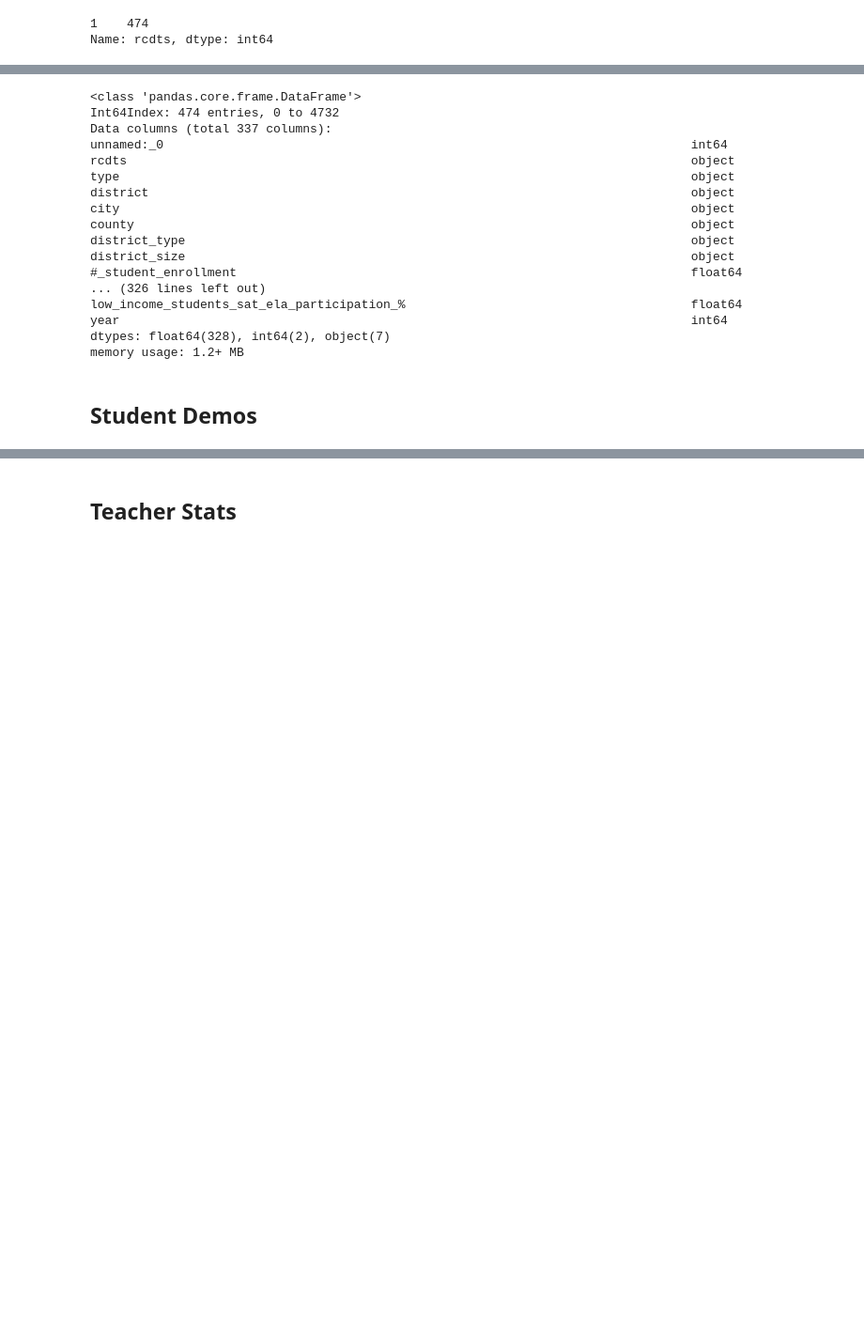
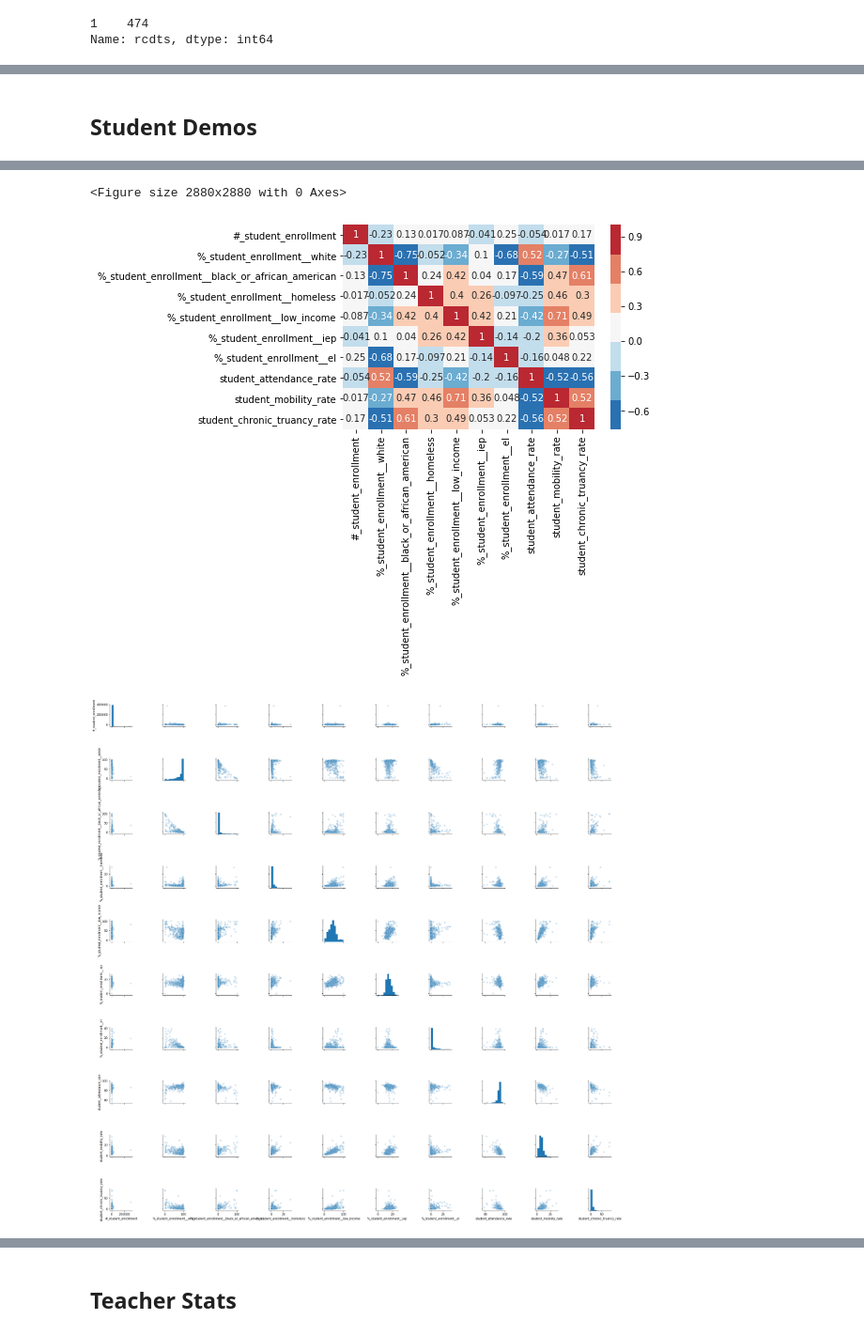
Before and after one commit to willyraedy/Ill_Edu, a Jupyter notebook: notebooks/EDA_2019.ipynb, the cells around one changed output, grey strips where cells are left out. Shown at 94% size. Drawn from its saved outputs; the diff is of its cells as text; code cells hidden in the pictures; blank space fills up the shorter version.

```diff
--- a/notebooks/EDA_2019.ipynb
+++ b/notebooks/EDA_2019.ipynb
@@ -422,20 +416,0 @@ Name: rcdts, dtype: int64
-# %%
-few_nulls.info(verbose=True)
-# %% [output]
-<class 'pandas.core.frame.DataFrame'>
-Int64Index: 474 entries, 0 to 4732
-Data columns (total 337 columns):
-unnamed:_0                                                                        int64
-rcdts                                                                             object
-type                                                                              object
-district                                                                          object
-city                                                                              object
-county                                                                            object
-district_type                                                                     object
-district_size                                                                     object
-#_student_enrollment                                                              float64
-... (326 lines left out)
-low_income_students_sat_ela_participation_%                                       float64
-year                                                                              int64
-dtypes: float64(328), int64(2), object(7)
-memory usage: 1.2+ MB
@@ -454,3 +435,6 @@ student_demo_cols = [
     'student_mobility_rate',
     'student_chronic_truancy_rate',
 ]
+# %%
+eda_column_subset(few_nulls, student_demo_cols)
+# %% [output]
@@ -457 +452,4 @@ student_demo_cols = [
+<Figure size 2880x2880 with 0 Axes>
+[figure, added]
+[figure, added]
 # %%
```
Also changed, not shown: parts of 57 cells of this notebook, 1 other file.
